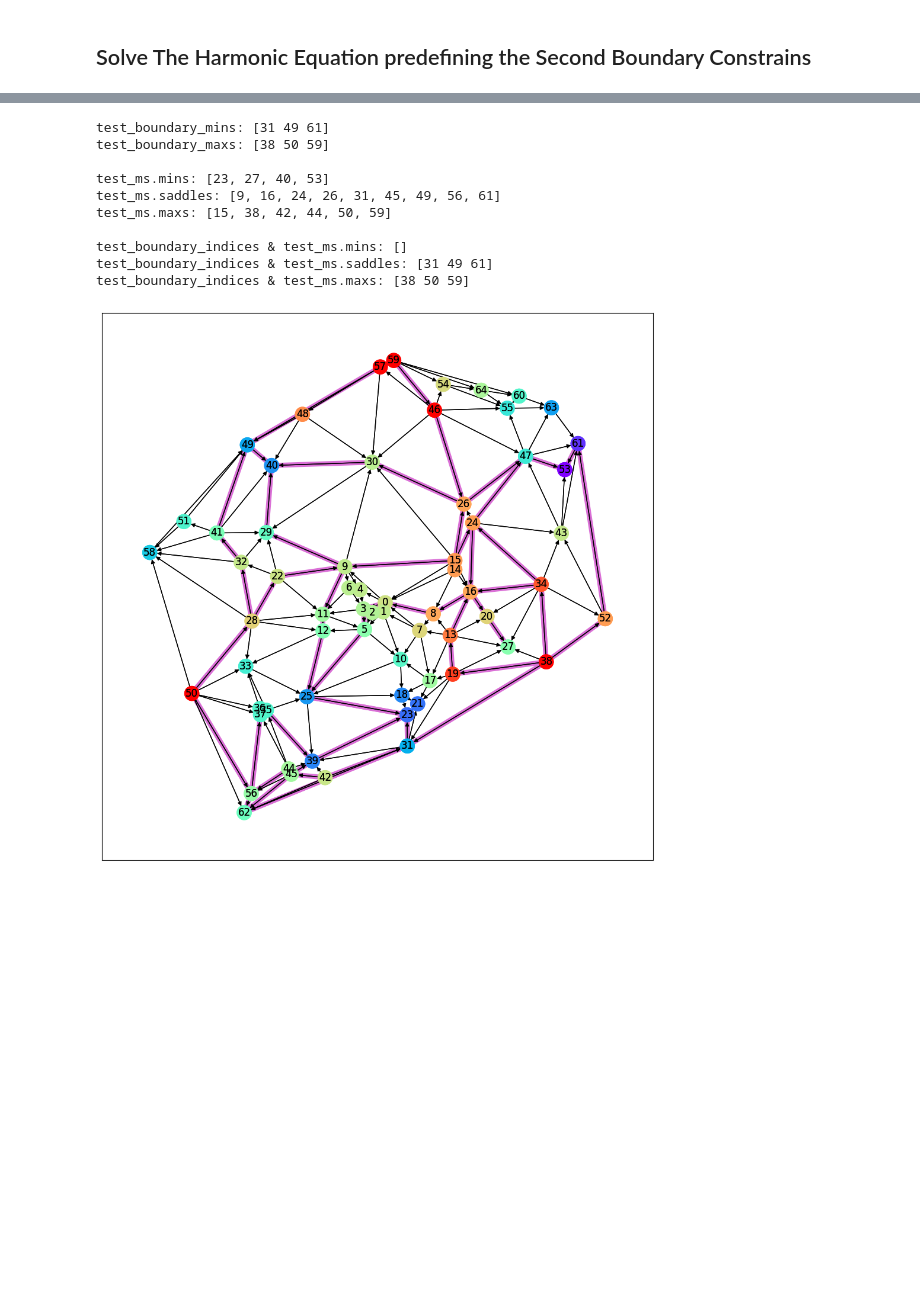
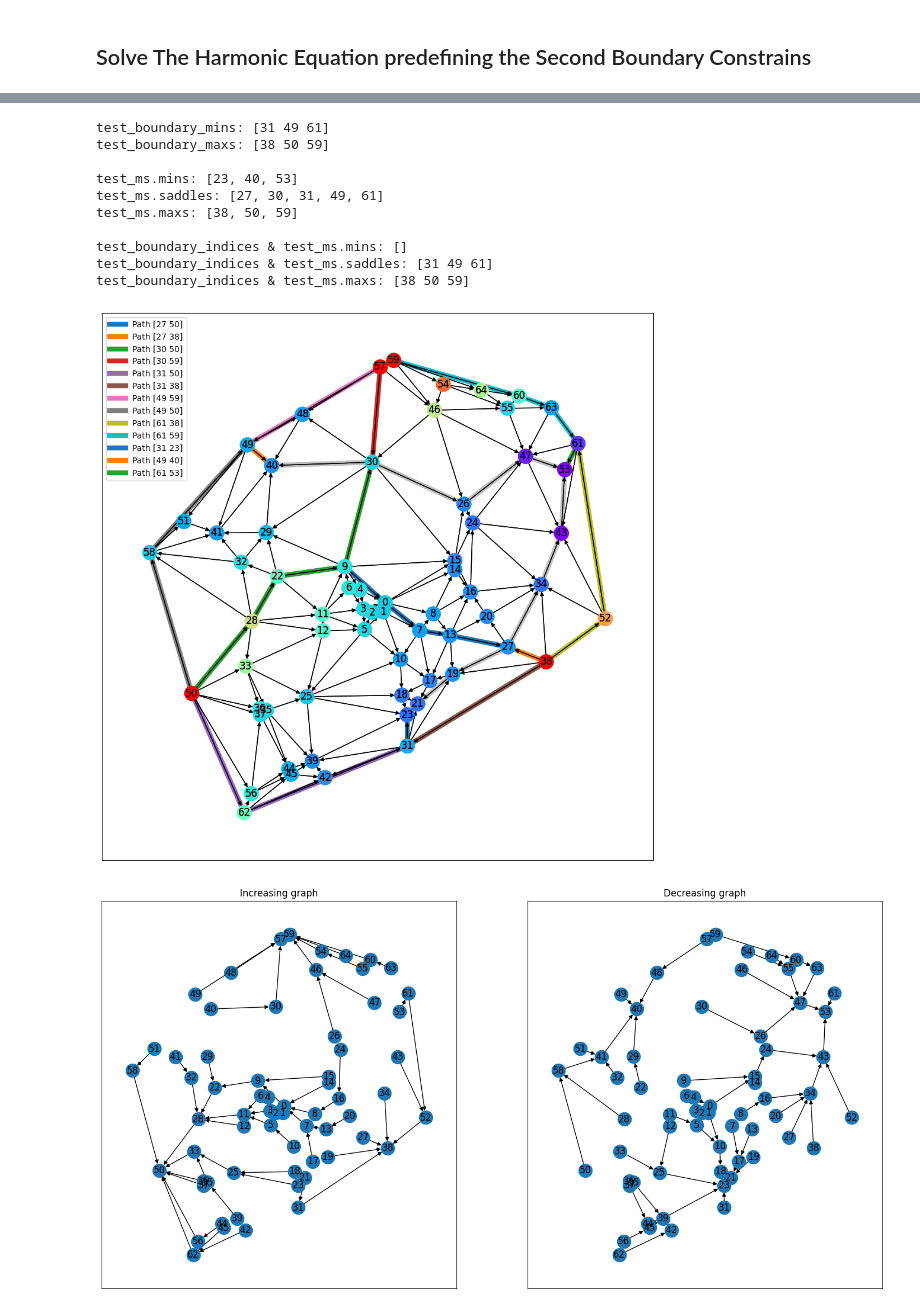
Before and after one commit to zimfv/quadrangulation, a Jupyter notebook: nonmanifold-eigen.ipynb, the cells around one changed output, grey strips where cells are left out. Cells and saved outputs as stored; diff of their text form; code cells hidden in the pictures; blank space fills up the shorter version.

```diff
--- a/nonmanifold-eigen.ipynb
+++ b/nonmanifold-eigen.ipynb
@@ -990,25 +1009,44 @@ print()
 print(f'test_boundary_indices & test_ms.mins: {np.intersect1d(test_boundary_indices, test_ms.mins)}')
 print(f'test_boundary_indices & test_ms.saddles: {np.intersect1d(test_boundary_indices, test_ms.saddles)}')
 print(f'test_boundary_indices & test_ms.maxs: {np.intersect1d(test_boundary_indices, test_ms.maxs)}')
-
+print()
 
 
 plt.figure(figsize=(12, 12))
 
 for path in test_ms.iterate_paths():
     path_x, path_y = np.transpose(test_vertices[path])
-    plt.plot(path_x, path_y, color='orchid', linewidth=6, zorder=0)
+    if np.isin(path[[0, -1]], test_boundary_indices).any():
+        plt.plot(path_x, path_y, linewidth=6, zorder=1, label=f'Path {path[[0, -1]]}')
+    else:
+        plt.plot(path_x, path_y, linewidth=6, zorder=0, color='silver')
 
 plot_as_graph(test_vertices, test_faces, test_harmonic_values, cmap='rainbow')
+plt.legend()
+plt.show()
 # %% [output]
 test_boundary_mins: [31 49 61]
 test_boundary_maxs: [38 50 59]
 
-test_ms.mins: [23, 27, 40, 53]
-test_ms.saddles: [9, 16, 24, 26, 31, 45, 49, 56, 61]
-test_ms.maxs: [15, 38, 42, 44, 50, 59]
+test_ms.mins: [23, 40, 53]
+test_ms.saddles: [27, 30, 31, 49, 61]
+test_ms.maxs: [38, 50, 59]
 
 test_boundary_indices & test_ms.mins: []
 test_boundary_indices & test_ms.saddles: [31 49 61]
 test_boundary_indices & test_ms.maxs: [38 50 59]
-[figure, old version]
+[figure, new version]
+# %%
+g_increasing = test_ms.get_increasing_graph()
+g_decreasing = test_ms.get_decreasing_graph()
+
+fig, axs = plt.subplots(1, 2, figsize=(18, 9))
+
+axs[0].set_title('Increasing graph')
+axs[1].set_title('Decreasing graph')
+nx.draw_networkx(g_increasing, pos=test_vertices, ax=axs[0])
+nx.draw_networkx(g_decreasing, pos=test_vertices, ax=axs[1])
+
+plt.show()
+# %% [output]
+[figure, added]
```
Also changed, not shown: parts of 31 cells of this notebook, 4 other files.
